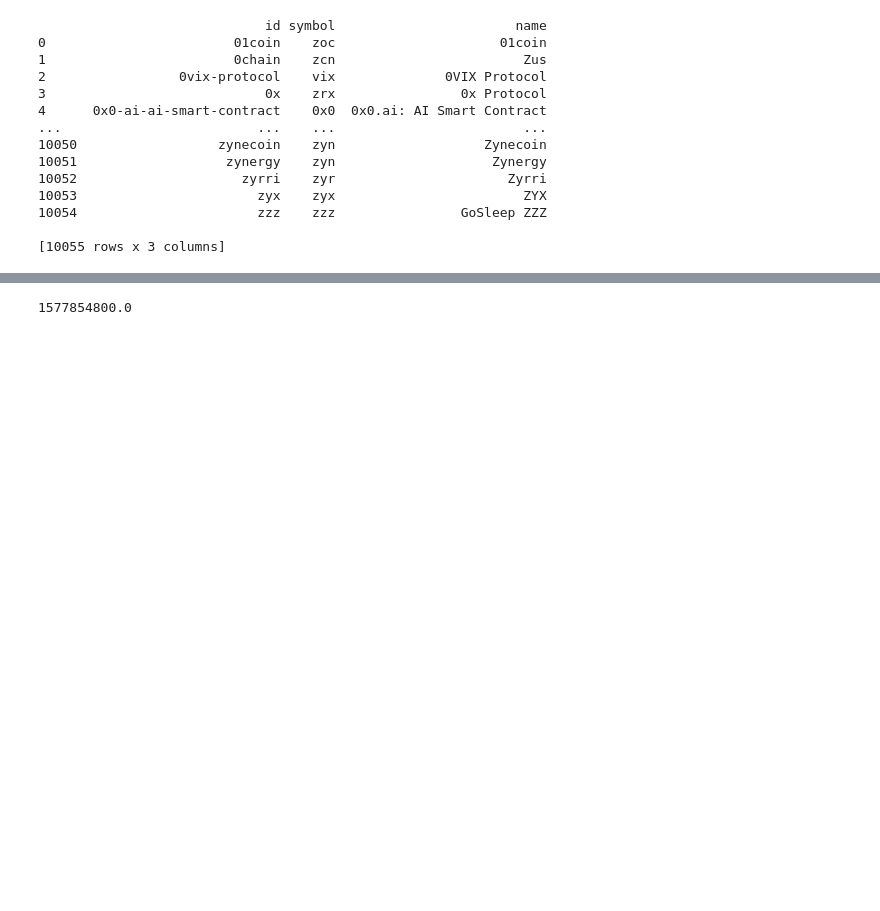
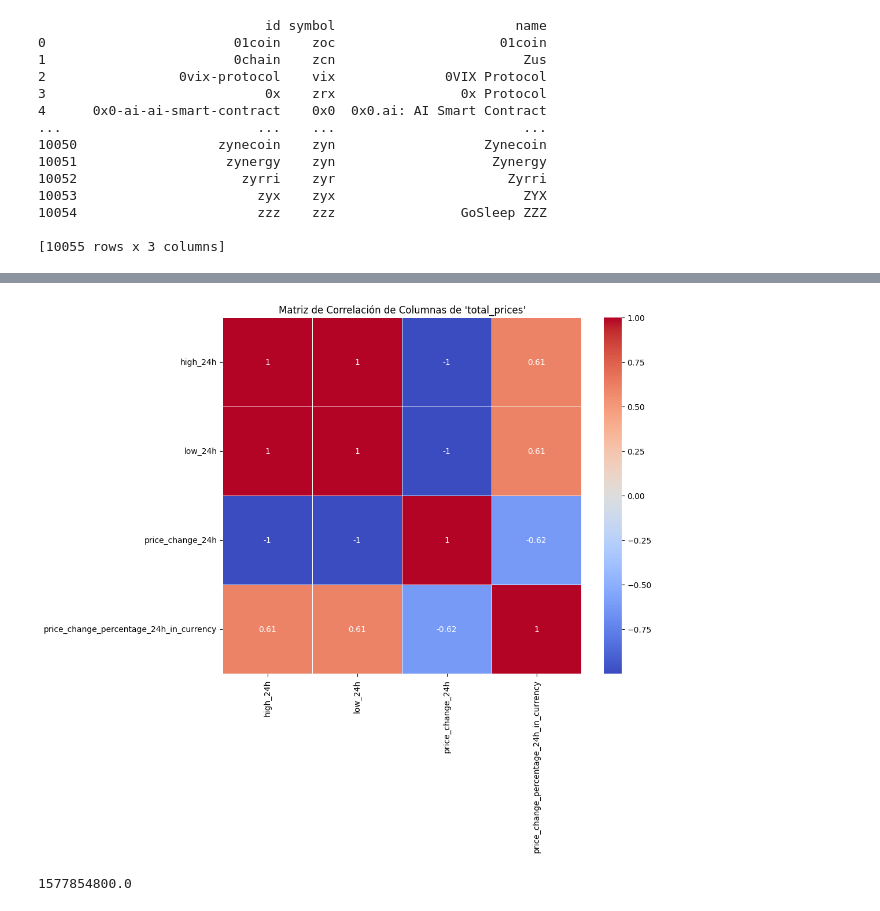
Before and after one commit to LLozanoBaron/Project_Analysis_of_Cryptocurrencies, a Jupyter notebook: EDA.ipynb, the cells around one changed output, grey strips where cells are left out. Drawn from its saved outputs; the diff is of its cells as text; code cells hidden in the pictures; blank space fills up the shorter version.

```diff
--- a/EDA.ipynb
+++ b/EDA.ipynb
@@ -101,3 +117,11 @@ dfmarket_coins.head(10)
+# %%
+correlation_prices = dfmarket_filter.filter(like='24h').corr()
+plt.figure(figsize=(10, 8))
+sns.heatmap(correlation_prices, annot=True, cmap="coolwarm", linewidths=.5)
+plt.title("Matriz de Correlación de Columnas de 'total_prices'")
+plt.show()
+# %% [output]
+[figure, added]
 # %%
 import datetime
 import time
```
Also changed, not shown: parts of 12 cells of this notebook, 1 other file.
